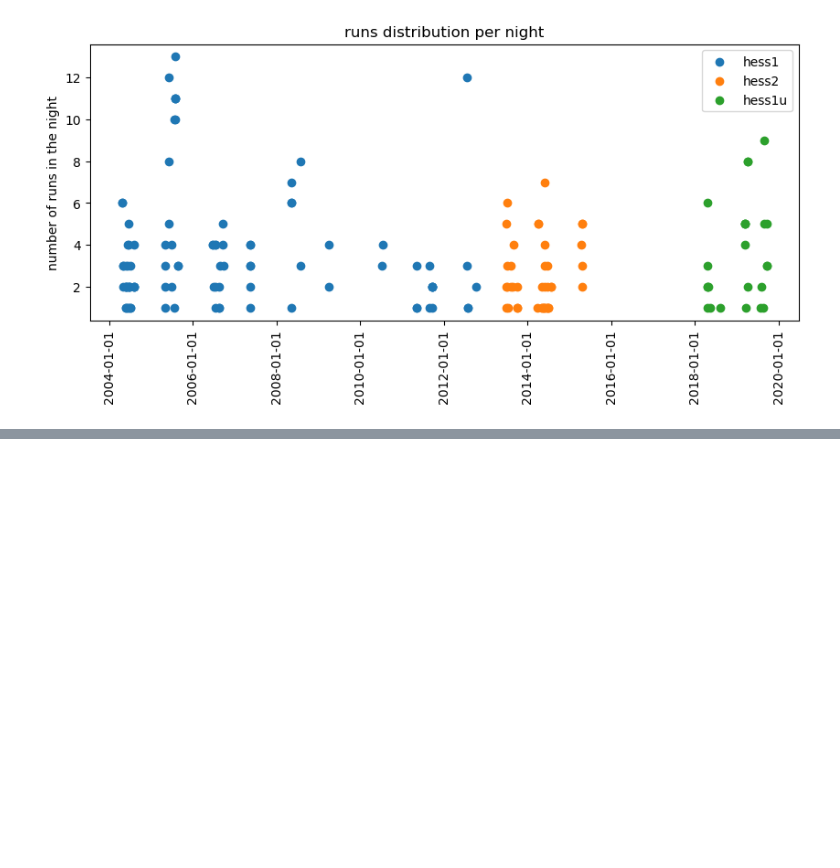
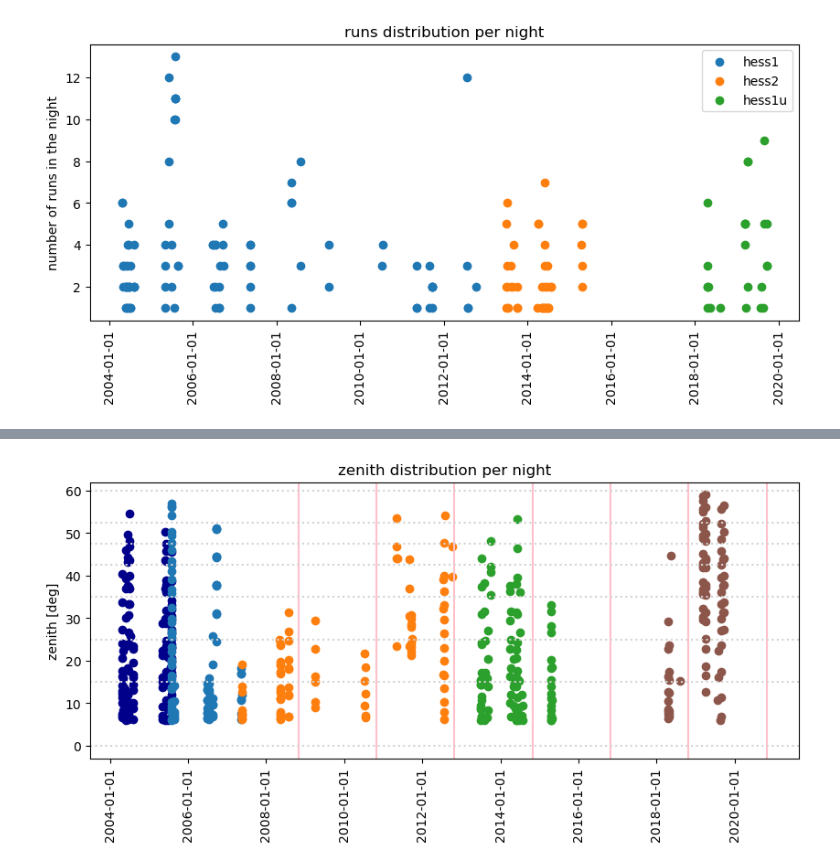
Before and after one commit to kaoriinakashima/GC, a Jupyter notebook: HESS/0.a-checking_runs.ipynb, the cells around one changed output, grey strips where cells are left out. Drawn from its saved outputs; the diff is of its cells as text; code cells hidden in the pictures; blank space fills up the shorter version.

```diff
--- a/HESS/0.a-checking_runs.ipynb
+++ b/HESS/0.a-checking_runs.ipynb
@@ -55,0 +122,38 @@ plt.show()
+# %%
+fig, ax = plt.subplots(1,1, figsize=(10, 4), dpi=100)
+
+for i, table in enumerate(full_info):
+    list_date = []
+    for j in range(len(table)):
+        list_date.append([table['DATE-OBS'][j], table['ZEN_PNT'][j]])
+    list_date = np.asarray(list_date)
+
+    x_values = [datetime.datetime.strptime(d,"%Y-%m-%d").date() for d in list_date[:, 0]]
+
+    formatter = mdates.DateFormatter("%Y-%m-%d")
+    ax.xaxis.set_major_formatter(formatter)
+    locator = mdates.YearLocator(2)
+    ax.xaxis.set_major_locator(locator)
+
+    ax.scatter(x_values, list_date[:, 1].astype(float), label=f'dataset {i}', color=colors[i])
+
+for n_bin_met in range(N_bin_met-1):
+    if n_bin_met == N_bin_met-1:
+        edge=datetime.datetime.strptime(f'{time_label[n_bin_met][5:]}-{month}-{day}',"%Y-%m-%d").date()
+    else:
+        edge=datetime.datetime.strptime(f'{time_label[n_bin_met][:4]}-{month}-{day}',"%Y-%m-%d").date()
+    label = None
+    if n_bin_met == 0:
+        label='fermi time bin edges'
+    ax.axvline(edge, color='pink', label=label)
+
+zen_bins=cfg['zen_bins']
+for zen in zen_bins:
+    ax.axhline(zen, ls=':', color='lightgray')
+plt.xticks(rotation=90)
+plt.ylabel('zenith [deg]')
+plt.title('zenith distribution per night')
+#plt.legend()
+plt.show()
+# %% [output]
+[figure, added]
```
Also changed, not shown: parts of 17 cells of this notebook, 1 other file.
